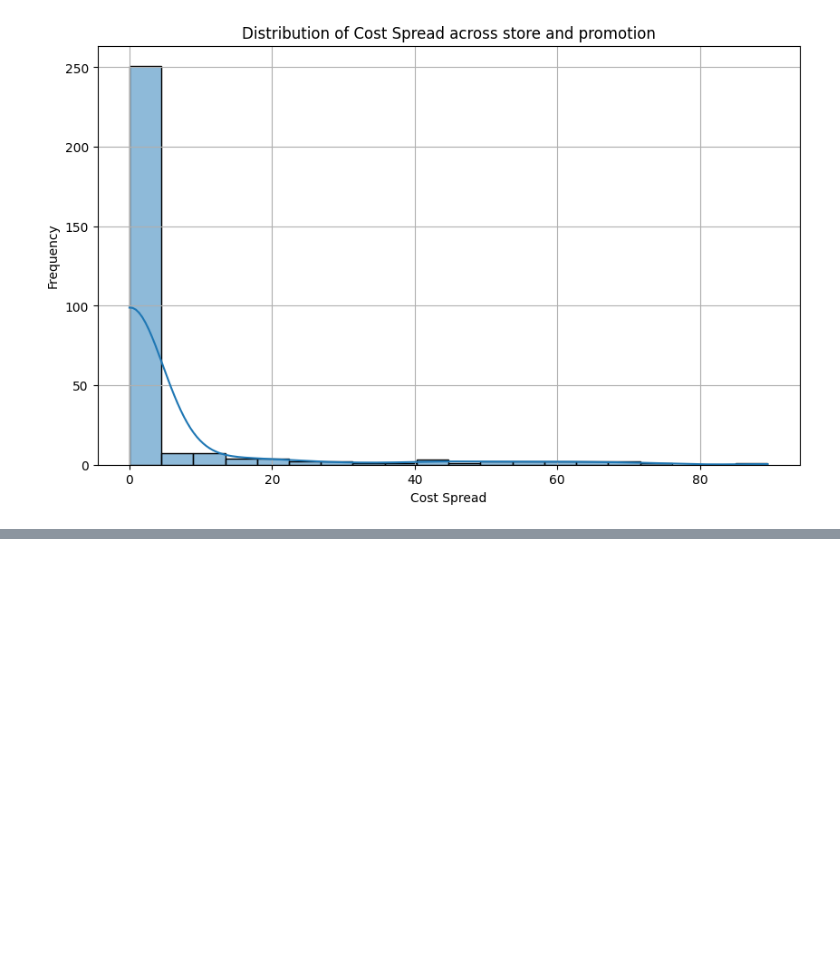
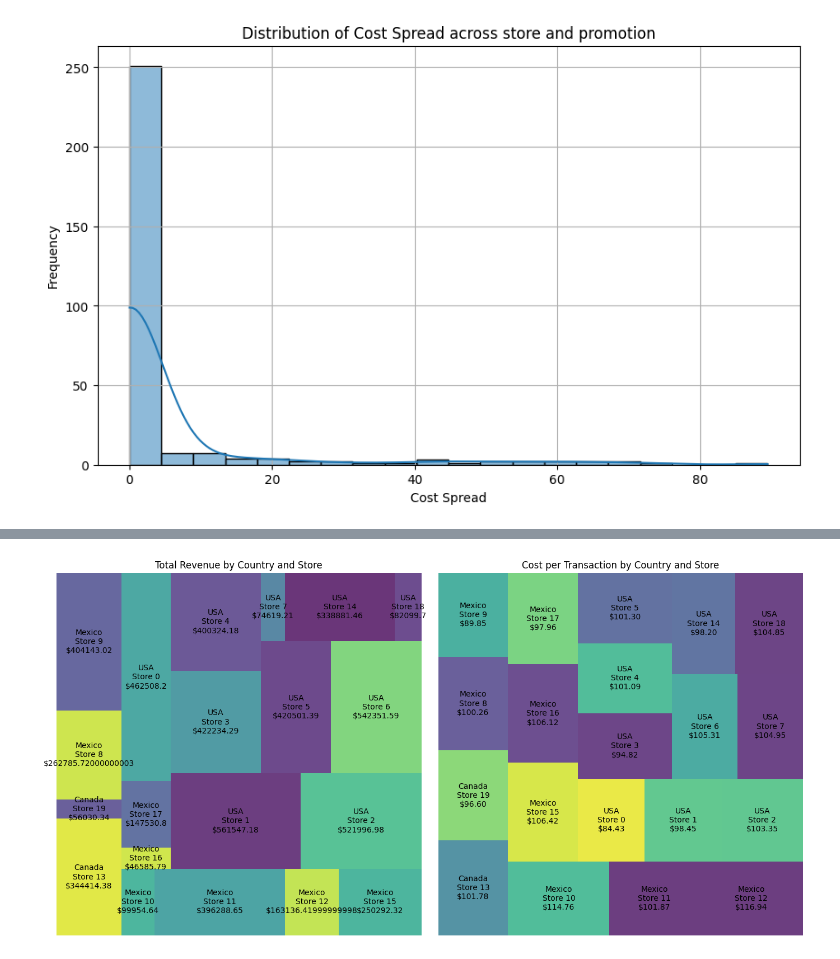
Before and after one commit to BenRoshan100/Customer-AcquisitionCost-Prediction, a Jupyter notebook: campaign_eda.ipynb, the cells around one changed output, grey strips where cells are left out. Saved outputs shown, nothing was run; the diff lists cells and outputs as text; code cells hidden in the pictures; blank space fills up the shorter version.

```diff
--- a/campaign_eda.ipynb
+++ b/campaign_eda.ipynb
@@ -257,0 +295,30 @@ Text(0.5, 1.0, 'Total Cost and Transactions by Media Type')
+# %%
+store_summary=target_data.groupby(['sales_country','store_id']).agg(
+    total_revenue=('cost','sum'),
+    num_transactions=('cost','count')
+).reset_index()
+
+store_summary['cost_per_transaction']=store_summary['total_revenue']/store_summary['num_transactions']
+
+
+# Create treemaps
+fig, (ax1, ax2) = plt.subplots(1, 2, figsize=(14, 7))
+
+# Treemap for Total Revenue
+sizes = store_summary['total_revenue']
+labels = store_summary.apply(lambda x: f"{x['sales_country']}\nStore {x['store_id']}\n${x['total_revenue']}", axis=1)
+squarify.plot(sizes=sizes, label=labels, ax=ax1, alpha=.8)
+ax1.set_title('Total Revenue by Country and Store')
+ax1.axis('off')
+
+# Treemap for Cost per Transaction
+sizes = store_summary['cost_per_transaction']
+labels = store_summary.apply(lambda x: f"{x['sales_country']}\nStore {x['store_id']}\n${x['cost_per_transaction']:.2f}", axis=1)
+squarify.plot(sizes=sizes, label=labels, ax=ax2, alpha=.8)
+ax2.set_title('Cost per Transaction by Country and Store')
+ax2.axis('off')
+
+plt.tight_layout()
+plt.show()
+# %% [output]
+[figure, added]
```
Also changed, not shown: parts of 10 cells of this notebook.
